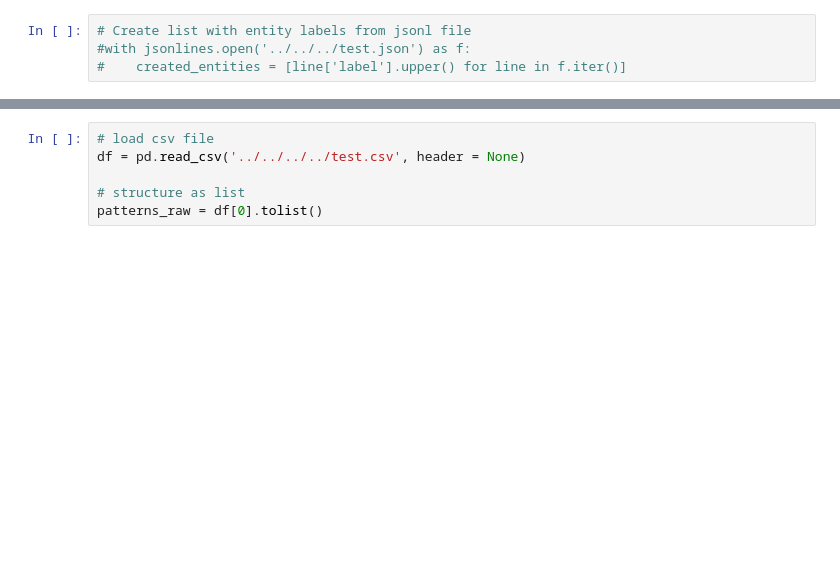
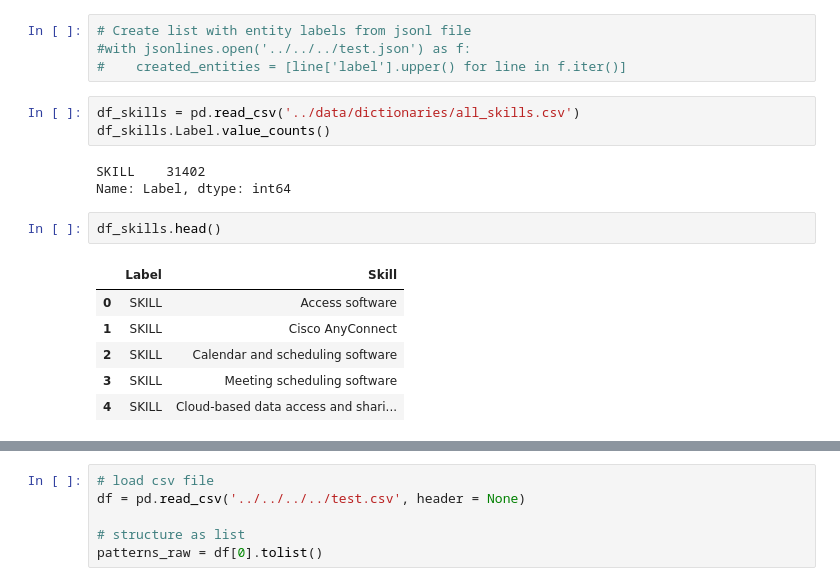
Before and after one commit to macrodrigues/skills_matcher, a Jupyter notebook: notebooks/mira_notebook_scraping.ipynb, the cells around one changed output, grey strips where cells are left out. Cells and saved outputs as stored; diff of their text form; blank space fills up the shorter version.

```diff
--- a/notebooks/mira_notebook_scraping.ipynb
+++ b/notebooks/mira_notebook_scraping.ipynb
@@ -258,3 +258,18 @@ import nl_core_news_sm
 # Create list with entity labels from jsonl file
 #with jsonlines.open('../../../test.json') as f:
 #    created_entities = [line['label'].upper() for line in f.iter()]
+# %%
+df_skills = pd.read_csv('../data/dictionaries/all_skills.csv')
+df_skills.Label.value_counts()
+# %% [output]
+SKILL    31402
+Name: Label, dtype: int64
+# %%
+df_skills.head()
+# %% [output]
+|  | Label | Skill |
+| 0 | SKILL | Access software |
+| 1 | SKILL | Cisco AnyConnect |
+| 2 | SKILL | Calendar and scheduling software |
+| 3 | SKILL | Meeting scheduling software |
+| 4 | SKILL | Cloud-based data access and shari... |
```
Also changed, not shown: parts of 2 cells of this notebook.
